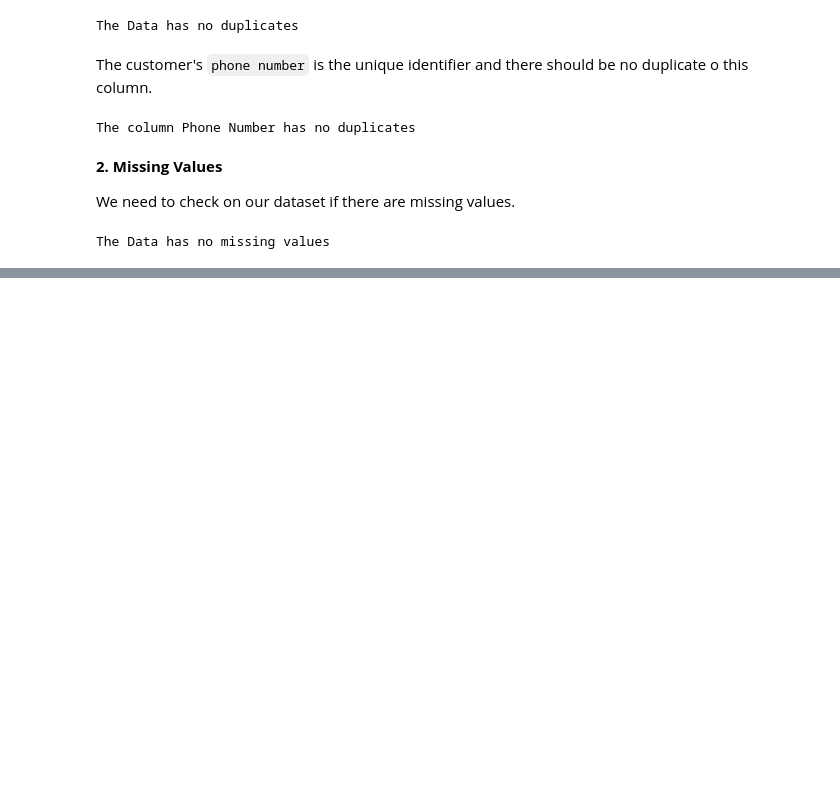
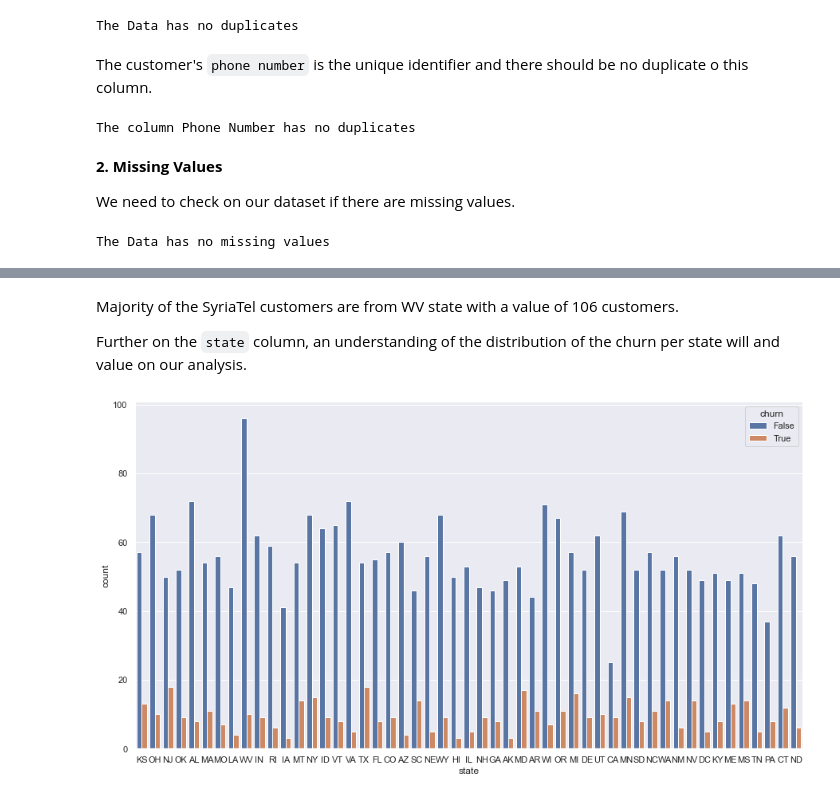
Before and after one commit to Leon380/Phase3_Project, a Jupyter notebook: notebook.ipynb, the cells around one changed output, grey strips where cells are left out. Saved outputs shown, nothing was run; the diff lists cells and outputs as text; code cells hidden in the pictures; blank space fills up the shorter version.

```diff
--- a/notebook.ipynb
+++ b/notebook.ipynb
@@ -213,0 +264,11 @@ The Data has no missing values
+# %% [markdown]
+Majority of the SyriaTel customers are from WV state with a value of 106 customers.
+
+Further on the `state` column, an understanding of the distribution of the churn per state will and value on our analysis.
+# %%
+sns.set(style="darkgrid")
+plt.figure(figsize=(15,8))
+ax = sns.countplot(x=df.state, hue=df.churn)
+plt.show();
+# %% [output]
+[figure, added]
```
Also changed, not shown: parts of 12 cells of this notebook.
